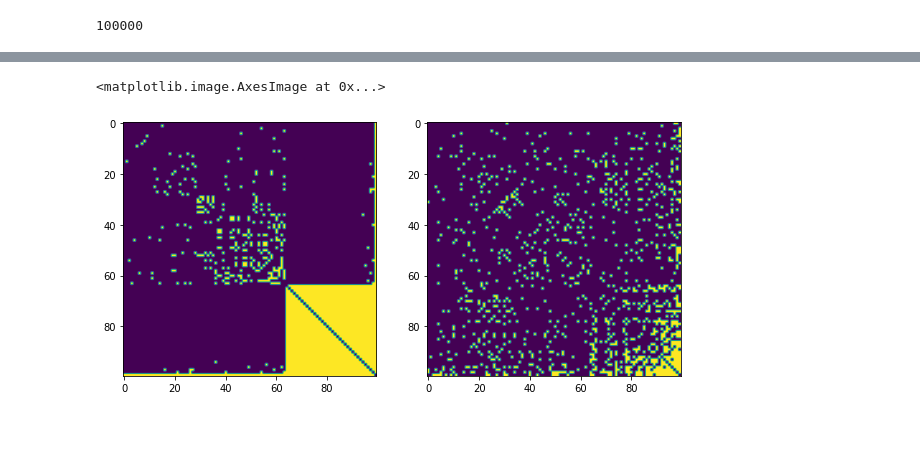
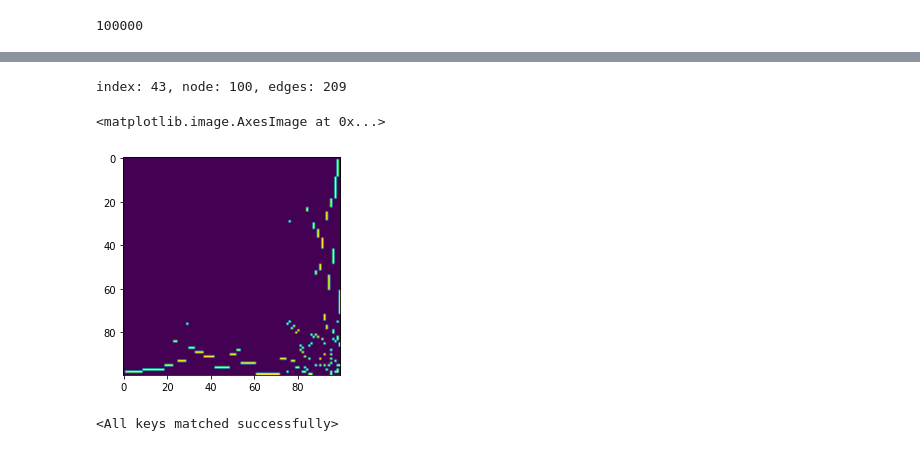
Before and after one commit to HayatoTanoue/graph_translator, a Jupyter notebook: notebooks/real_net_test.ipynb, the cells around one changed output, grey strips where cells are left out. Drawn from its saved outputs; the diff is of its cells as text; code cells hidden in the pictures.

```diff
--- a/notebooks/real_net_test.ipynb
+++ b/notebooks/real_net_test.ipynb
@@ -171,13 +207,23 @@ def change_plot(G):
 # %%
-mapping = {n:i for i,n in enumerate(list(G.nodes()))}
+graph_index = size100_index[12]
+G = make_graph(graph_index,graph_indicator,edges_list)
+
+mapping = {n:i for i,n in enumerate(list(G.nodes))}
 G = nx.relabel_nodes(G, mapping)
 
-img = network_to_image(G,sort=True)
-fake_tensor = graph_to_model(G, model, 0, device)
+img = network_to_image(G, sort=True)
+plt.imshow(img)
+# %% [output]
+index: 43, node: 100, edges: 209
+<matplotlib.image.AxesImage at 0x...>
+[figure, added]
-# %%
-fig, axes = plt.subplots(1,2,figsize=(10,5))
-axes[0].imshow(np.array(img))
-axes[1].imshow(thres_tensor(fake_tensor[0][0], 1))
-# %% [output]
-<matplotlib.image.AxesImage at 0x...>
-[figure, removed]
+# %%
+# set Generator
+device = torch.device('cuda' if torch.cuda.is_available() else 'cpu')
+
+epoch = 100000
+model = Generator(g_conv_dim, c_dim, g_repeat_num).to(device)
+model_path = f"../logs/subset1/model/{epoch}-G.ckpt"
+model.load_state_dict(torch.load(model_path))
+# %% [output]
+<All keys matched successfully>
```
Also changed, not shown: parts of 18 cells of this notebook, 1 other file.
